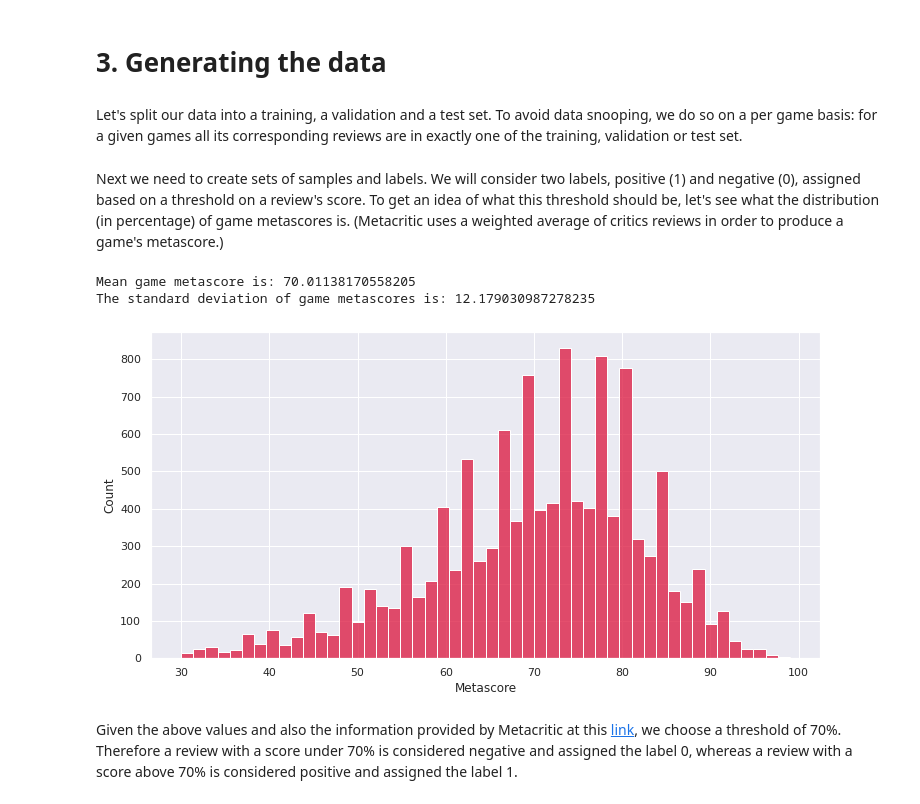
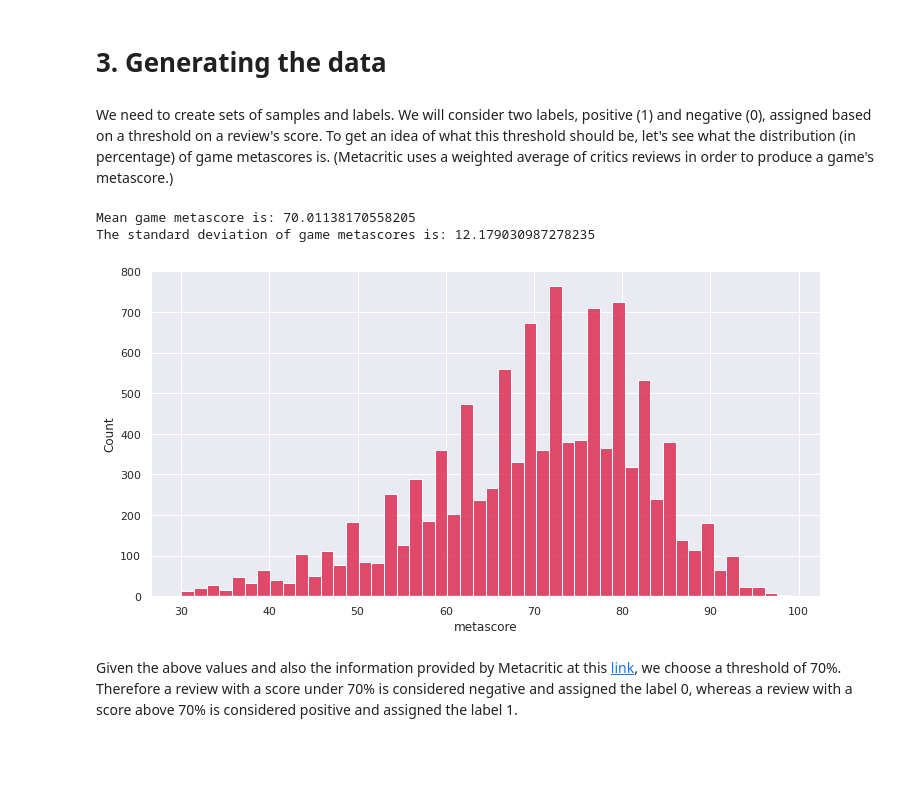
Before and after one commit to EliasTa2610/Metacritic-Review-Summary-Sentiment-Analysis, a Jupyter notebook: metacritic_sent_analy.ipynb, the cells around one changed output. Saved outputs shown, nothing was run; the diff lists cells and outputs as text; code cells hidden in the pictures; blank space fills up the shorter version.

```diff
--- a/metacritic_sent_analy.ipynb
+++ b/metacritic_sent_analy.ipynb
@@ -161,5 +171,3 @@ for _, row in reviews.iterrows():
   reviews_dict[row['title']].append((review, row['score']))
 # %% [markdown]
 # 3. Generating the data
-# %% [markdown]
-Let's split our data into a training, a validation and a test set. To avoid data snooping, we do so on a per game basis: for a given games all its corresponding reviews are in exactly one of the training, validation or test set.
@@ -173,15 +174,14 @@ val_games, test_games = train_test_split(games, test_size=0.5,
 # %% [markdown]
-Next we need to create sets of samples and labels. We will consider two labels, positive (1) and negative (0), assigned based on a threshold on a review's score. To get an idea of what this threshold should be, let's see what the distribution (in percentage) of game metascores is. (Metacritic uses a weighted average of critics reviews in order to produce a game's metascore.)
+We need to create sets of samples and labels. We will consider two labels, positive (1) and negative (0), assigned based on a threshold on a review's score. To get an idea of what this threshold should be, let's see what the distribution (in percentage) of game metascores is. (Metacritic uses a weighted average of critics reviews in order to produce a game's metascore.)
 # %%
 fig, ax = plt.subplots(figsize=(12, 6))
-ax.set(xlabel='Metascore')
-sns.histplot(games['metascore'], color='crimson')
+sns.histplot(train_games['metascore'], color='crimson')
 print('Mean game metascore is:', games['metascore'].mean())
 print('The standard deviation of game metascores is:', games['metascore'].std())
 # %% [output]
 Mean game metascore is: 70.01138170558205
 The standard deviation of game metascores is: 12.179030987278235
-[figure, old version]
+[figure, new version]
 # %% [markdown]
 Given the above values and also the information provided by Metacritic at this [link](https://www.metacritic.com/about-metascores#:~:text=Creating%20our%20proprietary%20Metascores%20is,the%20range%20of%20their%20opinions.), we choose a threshold of 70%. Therefore a review with a score under 70% is considered negative and assigned the label 0, whereas a review with a score above 70% is considered positive and assigned the label 1.
 # %%
```
Also changed, not shown: parts of 6 cells of this notebook.
